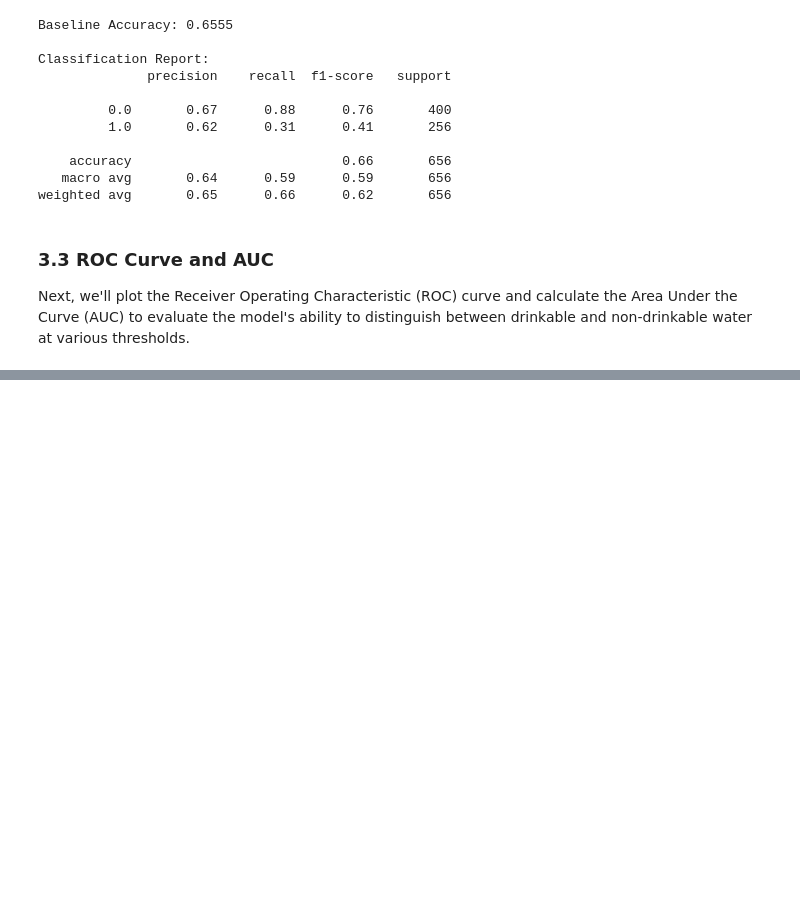
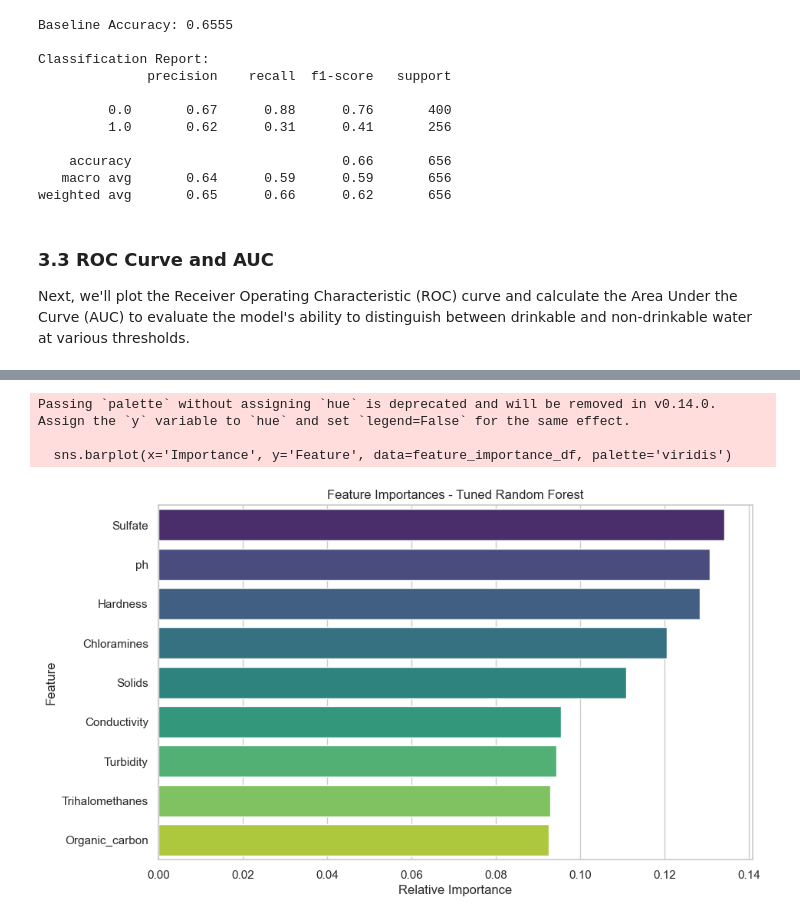
Before and after one commit to Randil01/water-potability-classification, a Jupyter notebook: random_forest_model.ipynb, the cells around one changed output, grey strips where cells are left out. Drawn from its saved outputs; the diff is of its cells as text; code cells hidden in the pictures; blank space fills up the shorter version.

Commit message:
Hyperparameter Tuning & Feature Importance

```diff
--- a/random_forest_model.ipynb
+++ b/random_forest_model.ipynb
@@ -169,0 +212,14 @@ plt.show()
+# %%
+# Get the best model from the random search
+best_rf_model = random_search.best_estimator_
+
+# Make predictions with the tuned model
+y_pred_tuned = best_rf_model.predict(X_test_scaled)
+
+# Calculate new accuracy
+accuracy_tuned = accuracy_score(y_test, y_pred_tuned)
+print(f"Tuned Model Accuracy: {accuracy_tuned:.4f}\\n")
+
+# Generate the new classification report
+print("Tuned Classification Report:")
+print(classification_report(y_test, y_pred_tuned))
@@ -169,0 +240,25 @@ plt.show()
+# %%
+# Get feature importances from the best model
+importances = best_rf_model.feature_importances_
+
+# Get feature names
+feature_names = X.columns
+
+# Create a DataFrame for visualization
+feature_importance_df = pd.DataFrame({
+    'Feature': feature_names,
+    'Importance': importances
+}).sort_values(by='Importance', ascending=False)
+
+# Plot feature importances
+plt.figure(figsize=(10, 6))
+sns.barplot(x='Importance', y='Feature', data=feature_importance_df, palette='viridis')
+plt.title('Feature Importances - Tuned Random Forest')
+plt.xlabel('Relative Importance')
+plt.ylabel('Feature')
+plt.show()
+# %% [output]
+Passing `palette` without assigning `hue` is deprecated and will be removed in v0.14.0. Assign the `y` variable to `hue` and set `legend=False` for the same effect.
+
+  sns.barplot(x='Importance', y='Feature', data=feature_importance_df, palette='viridis')
+[figure, added]
```
Also changed, not shown: parts of 5 cells of this notebook.
